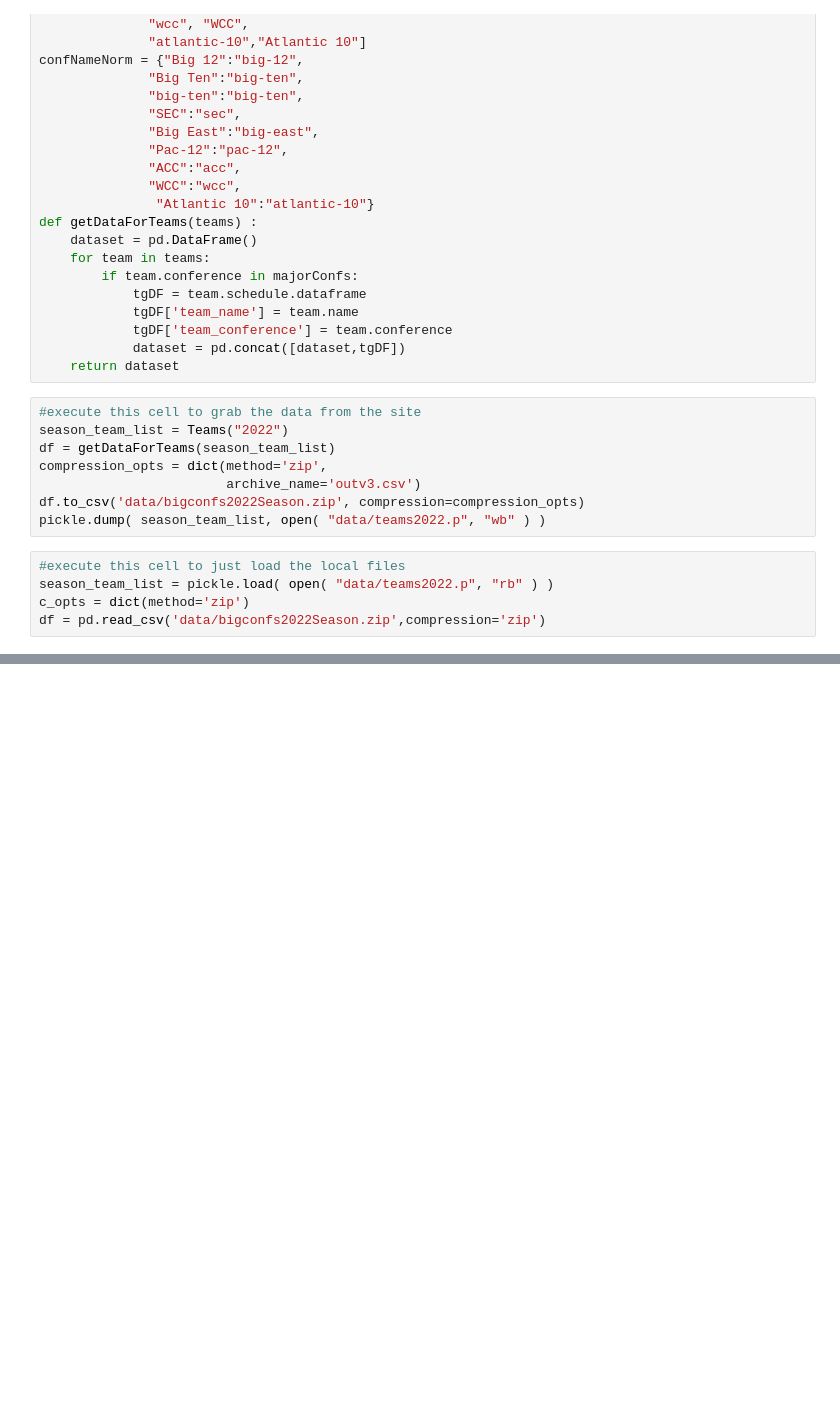
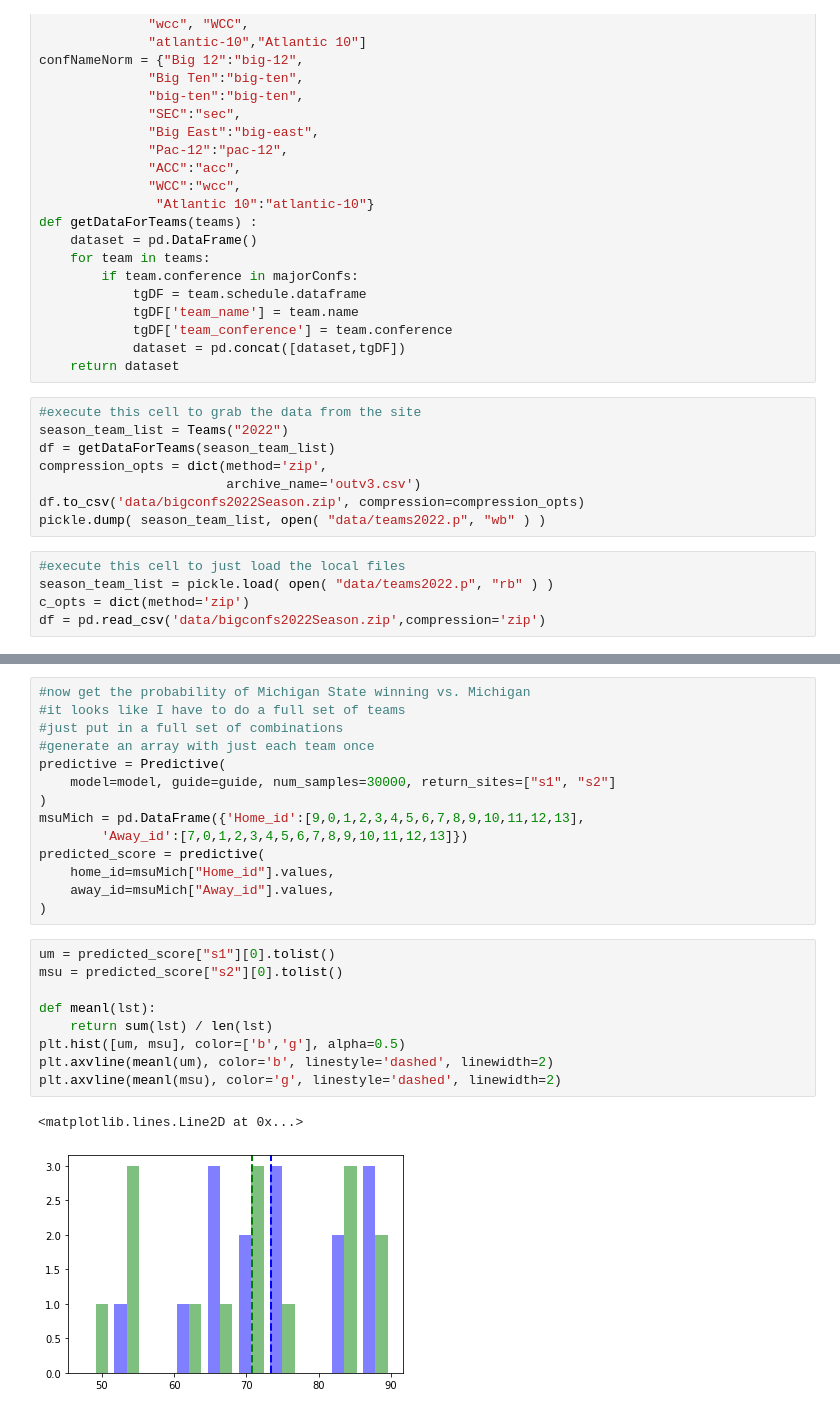
Before and after one commit to gaulight42/bball1, a Jupyter notebook: ncaaBball2022v3.ipynb, the cells around one changed output, grey strips where cells are left out. Saved outputs shown, nothing was run; the diff lists cells and outputs as text; blank space fills up the shorter version.

```diff
--- a/ncaaBball2022v3.ipynb
+++ b/ncaaBball2022v3.ipynb
@@ -358,0 +597,26 @@ Trace Shapes:
+# %%
+#now get the probability of Michigan State winning vs. Michigan
+#it looks like I have to do a full set of teams
+#just put in a full set of combinations
+#generate an array with just each team once
+predictive = Predictive(
+    model=model, guide=guide, num_samples=30000, return_sites=["s1", "s2"]
+)
+msuMich = pd.DataFrame({'Home_id':[9,0,1,2,3,4,5,6,7,8,9,10,11,12,13],
+        'Away_id':[7,0,1,2,3,4,5,6,7,8,9,10,11,12,13]})
+predicted_score = predictive(
+    home_id=msuMich["Home_id"].values,
+    away_id=msuMich["Away_id"].values,
+)
+# %%
+um = predicted_score["s1"][0].tolist()
+msu = predicted_score["s2"][0].tolist()
+
+def meanl(lst):
+    return sum(lst) / len(lst)
+plt.hist([um, msu], color=['b','g'], alpha=0.5)
+plt.axvline(meanl(um), color='b', linestyle='dashed', linewidth=2)
+plt.axvline(meanl(msu), color='g', linestyle='dashed', linewidth=2)
+# %% [output]
+<matplotlib.lines.Line2D at 0x...>
+[figure, added]
```
Also changed, not shown: parts of 30 cells of this notebook, 1 other file.
